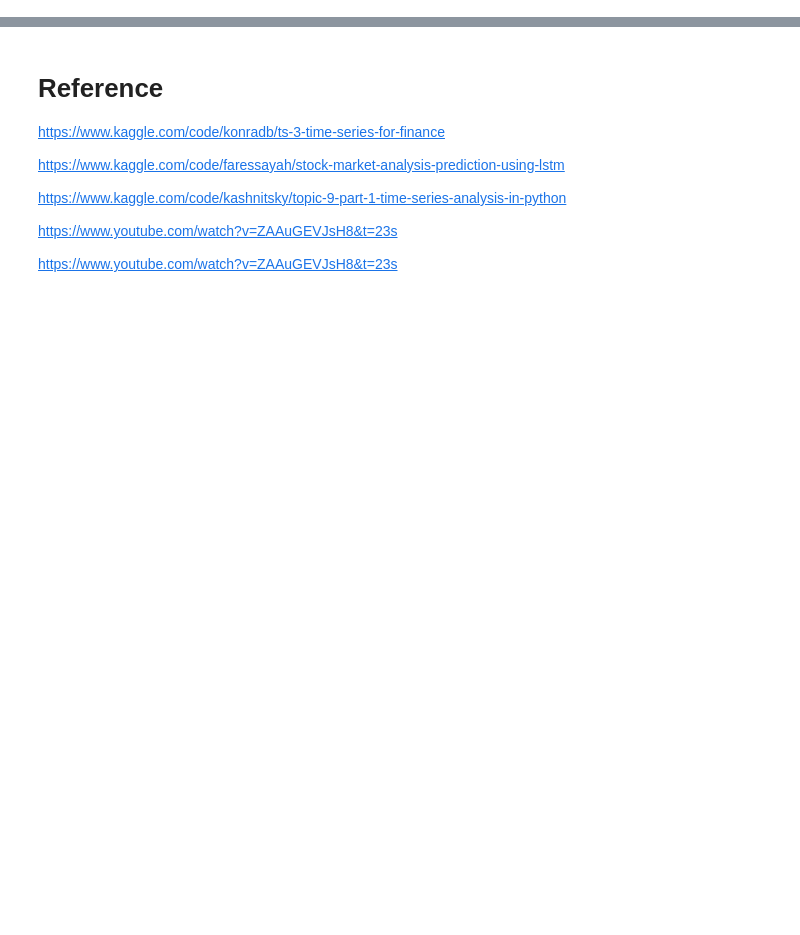
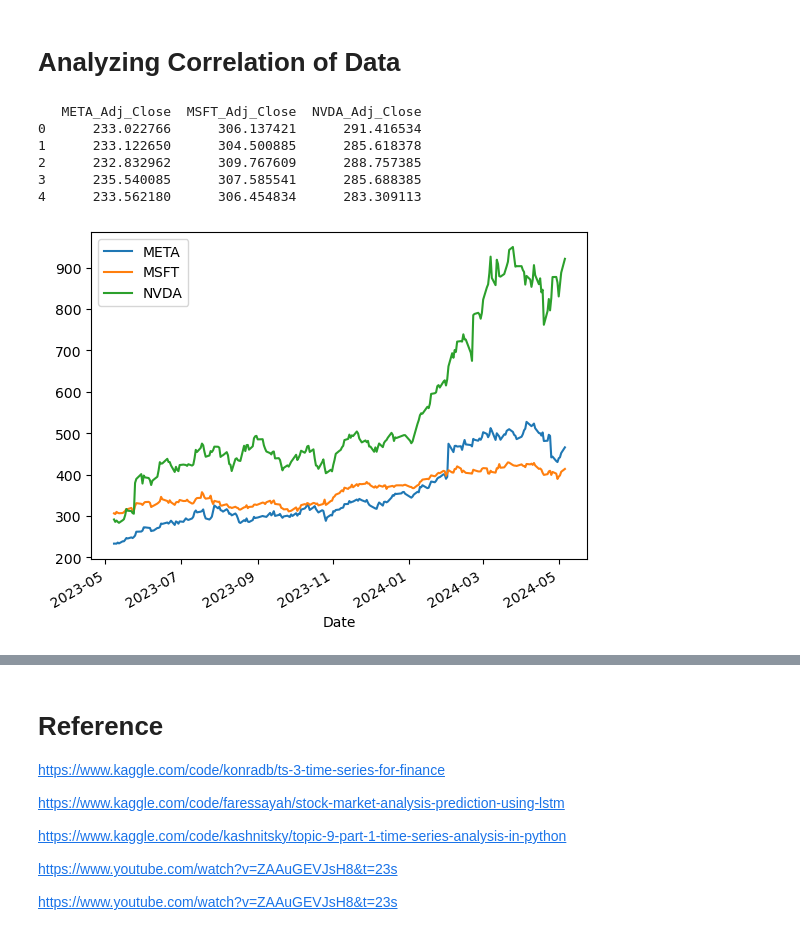
Before and after one commit to qkhanh711/CodingforAI, a Jupyter notebook: LastTerm/data_analyzing/read_data.ipynb, the cells around one changed output, grey strips where cells are left out. Drawn from its saved outputs; the diff is of its cells as text; code cells hidden in the pictures; blank space fills up the shorter version.

```diff
--- a/LastTerm/data_analyzing/read_data.ipynb
+++ b/LastTerm/data_analyzing/read_data.ipynb
@@ -12,6 +12,9 @@ warnings.filterwarnings("ignore")
 import os
 dirs = os.listdir('../datasets')
 dirs = ["../datasets/"+x for x in dirs if x[-3:]=="csv"]
+dirs.pop(1)
+dirs.pop(1)
+print(dirs)
 
 def describe(df):
     """Return a Pandas dataframe describing the contents of a source dataframe including missing values."""
@@ -50,4 +53,16 @@ def read(dir):
     describe(df)
     df["Date"] = pd.to_datetime(df['Date'], errors='coerce')
     return df
+
+described_data = {}
+for path in dirs:
+    described_data[path.split("/")[-1][:-4]] = pd.read_csv(path)
+print(
+described_data.keys()
+)
+
+for key in described_data.keys():
+    print(key)
+    print(describe(described_data[key]))
+    print("\n")
 # %% [output]
@@ -107,0 +86,35 @@ Analysing META data
+# %% [markdown]
+# Analyzing Correlation of Data
+# %%
+colnames = []
+for ticker in described_data.keys():
+    data = described_data[ticker]
+    # print(data.columns)
+    if len(colnames) == 0:
+        combined = data[["Adj Close"]].copy()
+    else:
+        combined = combined.join(data[["Adj Close"]], rsuffix=ticker)
+    colnames.append(ticker)
+combined.columns = [colname + "_Adj_Close" for colname in colnames]
+print(combined.head())
+# %% [output]
+   META_Adj_Close  MSFT_Adj_Close  NVDA_Adj_Close
+0      233.022766      306.137421      291.416534
+1      233.122650      304.500885      285.618378
+2      232.832962      309.767609      288.757385
+3      235.540085      307.585541      285.688385
+4      233.562180      306.454834      283.309113
+# %%
+for ticker in described_data.keys():
+    data = described_data[ticker]
+    try:
+        data["Date"] = pd.to_datetime(data["Date"])
+    except:
+        data["Date"] = pd.to_datetime(data["Date"], format="%Y-%m-%d")
+    data.set_index("Date", inplace=True)
+    data["Adj Close"].plot()
+
+plt.legend(described_data.keys())
+plt.show()
+# %% [output]
+[figure, added]
```
Also changed, not shown: parts of 4 cells of this notebook, 2 other files.
